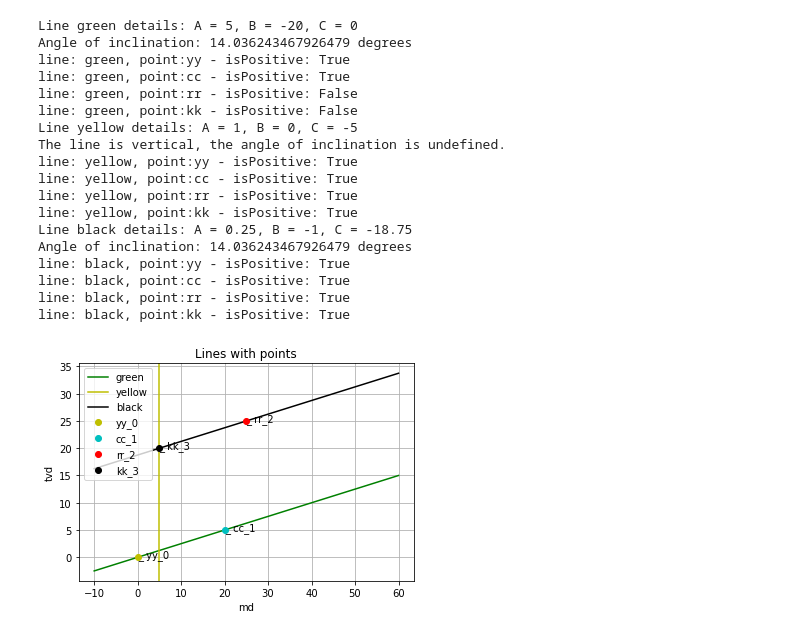
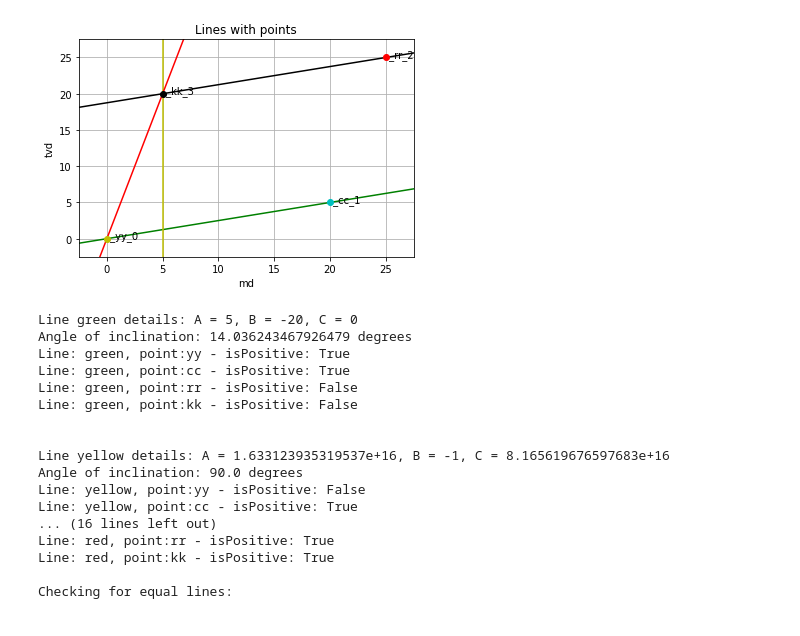
Before and after one commit to mihail1orlov/Learning, a Jupyter notebook: jupyterNotebook/faults/faultProject/_05_main.ipynb, the cells around one changed output. Saved outputs shown, nothing was run; the diff lists cells and outputs as text; code cells hidden in the pictures.

```diff
--- a/jupyterNotebook/faults/faultProject/_05_main.ipynb
+++ b/jupyterNotebook/faults/faultProject/_05_main.ipynb
@@ -13,50 +13,49 @@ def define_points():
         Point2D(25, 25, color='r', name='rr'),
         Point2D(5, 20, color='k', name='kk'),
         #Point2D(-5, -20, color='g', name='gg'),
         #Point2D(7000, 9500, color='y', name='y_false'),
         #Point2D(10000, 8500, color='m', name='m_true'),
         #Point2D(10002.000000001324, 10199.5546875)
     ]
     return points
 
 # Initialize the line
 points = define_points()
 
 #line = Line.from_angle_point(85, points[0])
 line_g = Line.from_two_points(points[1], points[0])
 line_g.name = 'green'
 line_g.color = 'g'
 
 line_r = Line.from_two_points(points[3], points[0])
 line_r.name = 'red'
 line_r.color = 'r'
 
 line_y = Line.from_angle_point(90, points[3])
 line_y.name = 'yellow'
 line_y.color = 'y'
 
 line_b = Line.from_angle_point(14.036243467926479, points[3])
 line_b.name = 'black'
 line_b.color = 'k'
 
-visualize(points, [line_g, line_y, line_b], -10, 60)
+visualize(points, [line_g, line_y, line_b, line_r])
 # %% [output]
+[figure, new version]
 Line green details: A = 5, B = -20, C = 0
 Angle of inclination: 14.036243467926479 degrees
-line: green, point:yy - isPositive: True
-line: green, point:cc - isPositive: True
-line: green, point:rr - isPositive: False
-line: green, point:kk - isPositive: False
-Line yellow details: A = 1, B = 0, C = -5
-The line is vertical, the angle of inclination is undefined.
-line: yellow, point:yy - isPositive: True
-line: yellow, point:cc - isPositive: True
-line: yellow, point:rr - isPositive: True
-line: yellow, point:kk - isPositive: True
-Line black details: A = 0.25, B = -1, C = -18.75
-Angle of inclination: 14.036243467926479 degrees
-line: black, point:yy - isPositive: True
-line: black, point:cc - isPositive: True
-line: black, point:rr - isPositive: True
-line: black, point:kk - isPositive: True
+Line: green, point:yy - isPositive: True
+Line: green, point:cc - isPositive: True
+Line: green, point:rr - isPositive: False
+Line: green, point:kk - isPositive: False
+
+
+Line yellow details: A = 1.633123935319537e+16, B = -1, C = 8.165619676597683e+16
+Angle of inclination: 90.0 degrees
+Line: yellow, point:yy - isPositive: False
+Line: yellow, point:cc - isPositive: True
+... (16 lines left out)
+Line: red, point:rr - isPositive: True
+Line: red, point:kk - isPositive: True
+
+Checking for equal lines:
-[figure, old version]
```
Also changed, not shown: 10 other files.
